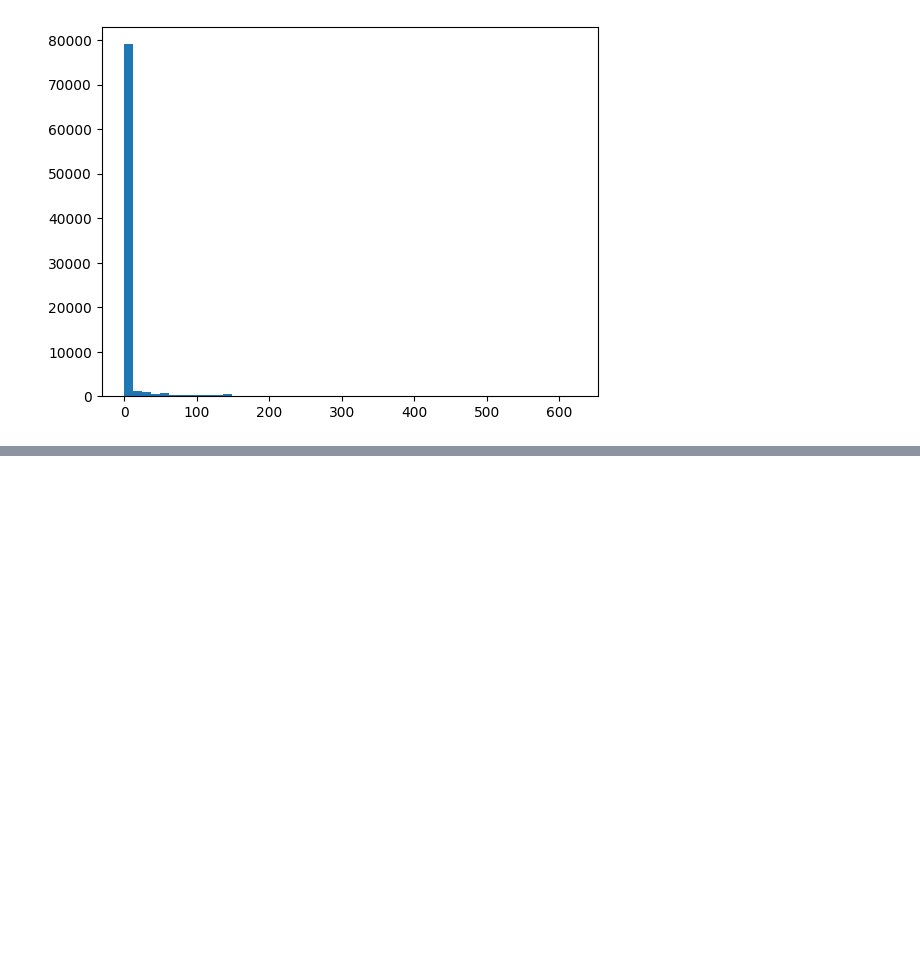
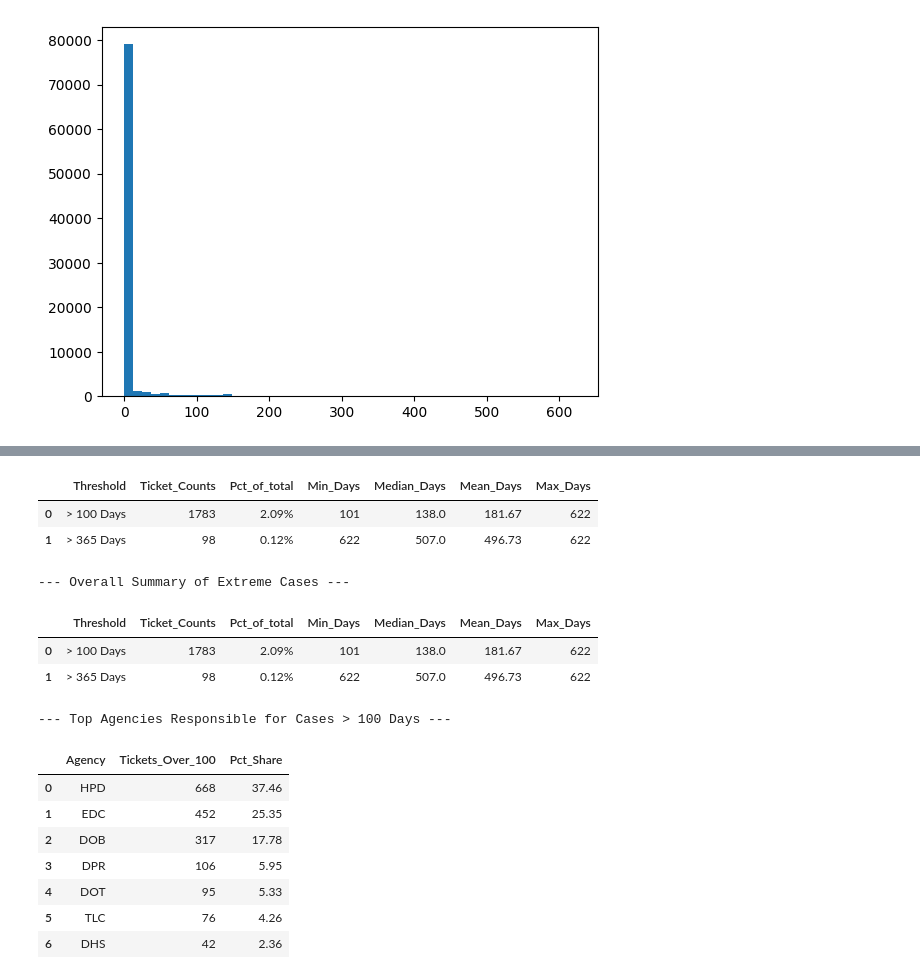
Before and after one commit to JunayedMh/nyc-311-resolution-time-analysis, a Jupyter notebook: notebook/EDA.ipynb, the cells around one changed output, grey strips where cells are left out. Saved outputs shown, nothing was run; the diff lists cells and outputs as text; code cells hidden in the pictures; blank space fills up the shorter version.

Commit message:
extreme cases analysis

```diff
--- a/notebook/EDA.ipynb
+++ b/notebook/EDA.ipynb
@@ -1200,0 +1225,36 @@ plt.show()
+# %%
+extreme_summery
+# %% [output]
+|  | Threshold | Ticket_Counts | Pct_of_total | Min_Days | Median_Days | Mean_Days | Max_Days |
+| 0 | > 100 Days | 1783 | 2.09% | 101 | 138.0 | 181.67 | 622 |
+| 1 | > 365 Days | 98 | 0.12% | 622 | 507.0 | 496.73 | 622 |
+# %%
+agency_over_100 = (
+    over_100_days["Agency"]
+    .value_counts()
+    .reset_index(name="Tickets_Over_100")
+    .rename(columns={"index": "Agency"})
+)
+agency_over_100["Pct_Share"] = (
+    (agency_over_100["Tickets_Over_100"] / len(over_100_days) * 100).round(2)
+)
+
+print("--- Overall Summary of Extreme Cases ---")
+display(extreme_summery)
+
+print("\n--- Top Agencies Responsible for Cases > 100 Days ---")
+display(agency_over_100.head(7))
+# %% [output]
+--- Overall Summary of Extreme Cases ---
+|  | Threshold | Ticket_Counts | Pct_of_total | Min_Days | Median_Days | Mean_Days | Max_Days |
+| 0 | > 100 Days | 1783 | 2.09% | 101 | 138.0 | 181.67 | 622 |
+| 1 | > 365 Days | 98 | 0.12% | 622 | 507.0 | 496.73 | 622 |
+--- Top Agencies Responsible for Cases > 100 Days ---
+|  | Agency | Tickets_Over_100 | Pct_Share |
+| 0 | HPD | 668 | 37.46 |
+| 1 | EDC | 452 | 25.35 |
+| 2 | DOB | 317 | 17.78 |
+| 3 | DPR | 106 | 5.95 |
+| 4 | DOT | 95 | 5.33 |
+| 5 | TLC | 76 | 4.26 |
+| 6 | DHS | 42 | 2.36 |
```
Also changed, not shown: parts of 3 cells of this notebook.
